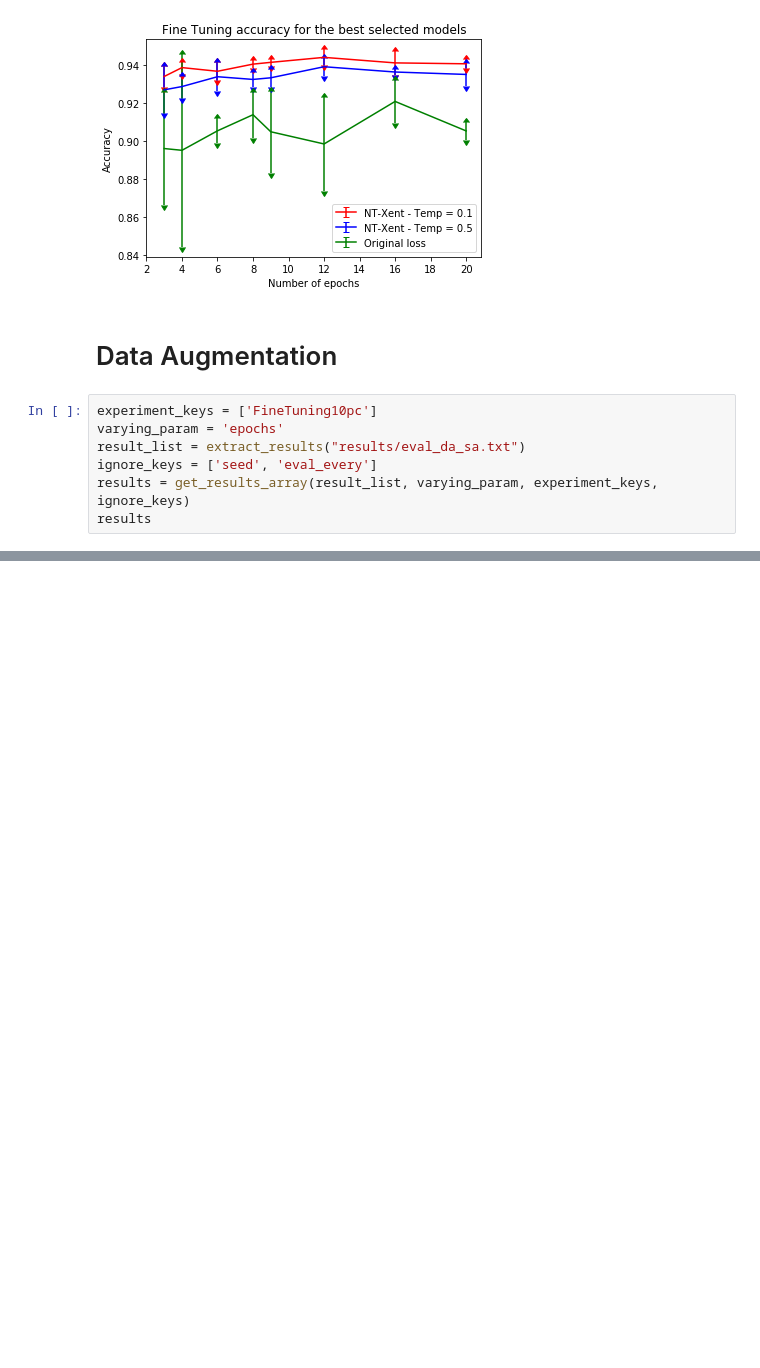
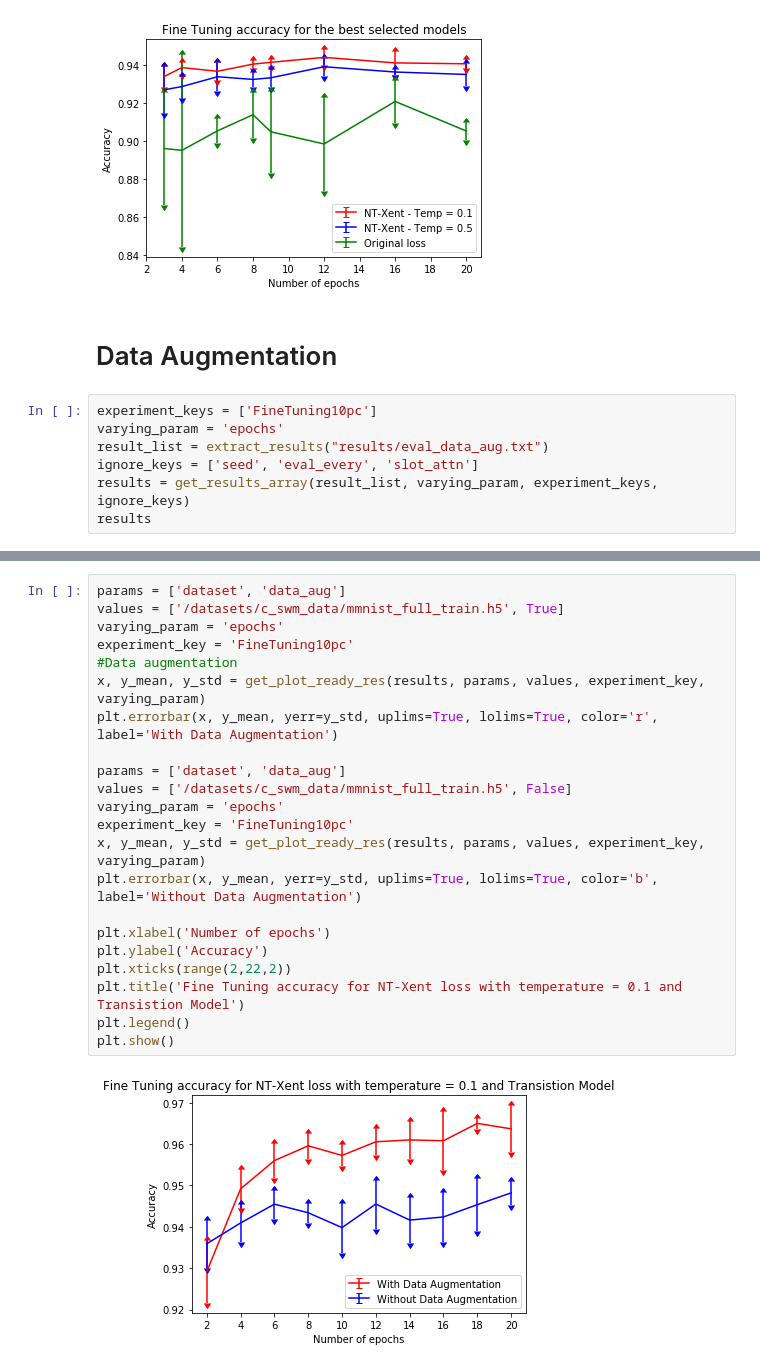
Before and after one commit to gabrielsluz/c-swm, a Jupyter notebook: Experiments.ipynb, the cells around one changed output, grey strips where cells are left out. Drawn from its saved outputs; the diff is of its cells as text; blank space fills up the shorter version.

```diff
--- a/Experiments.ipynb
+++ b/Experiments.ipynb
@@ -1179,8 +1185,8 @@ plt.show()
 # %%
 experiment_keys = ['FineTuning10pc']
 varying_param = 'epochs'
-result_list = extract_results("results/eval_da_sa.txt")
-ignore_keys = ['seed', 'eval_every']
+result_list = extract_results("results/eval_data_aug.txt")
+ignore_keys = ['seed', 'eval_every', 'slot_attn']
 results = get_results_array(result_list, varying_param, experiment_keys, ignore_keys)
 results
 # %% [output]
@@ -1201,3 +1207,27 @@ results
     14,
     16,
     18]}}}
+# %%
+params = ['dataset', 'data_aug']
+values = ['/datasets/c_swm_data/mmnist_full_train.h5', True]
+varying_param = 'epochs'
+experiment_key = 'FineTuning10pc'
+#Data augmentation
+x, y_mean, y_std = get_plot_ready_res(results, params, values, experiment_key, varying_param)
+plt.errorbar(x, y_mean, yerr=y_std, uplims=True, lolims=True, color='r', label='With Data Augmentation')
+
+params = ['dataset', 'data_aug']
+values = ['/datasets/c_swm_data/mmnist_full_train.h5', False]
+varying_param = 'epochs'
+experiment_key = 'FineTuning10pc'
+x, y_mean, y_std = get_plot_ready_res(results, params, values, experiment_key, varying_param)
+plt.errorbar(x, y_mean, yerr=y_std, uplims=True, lolims=True, color='b', label='Without Data Augmentation')
+
+plt.xlabel('Number of epochs')
+plt.ylabel('Accuracy')
+plt.xticks(range(2,22,2))
+plt.title('Fine Tuning accuracy for NT-Xent loss with temperature = 0.1 and Transistion Model')
+plt.legend()
+plt.show()
+# %% [output]
+[figure, added]
```
Also changed, not shown: parts of 3 cells of this notebook, 1 other file.
